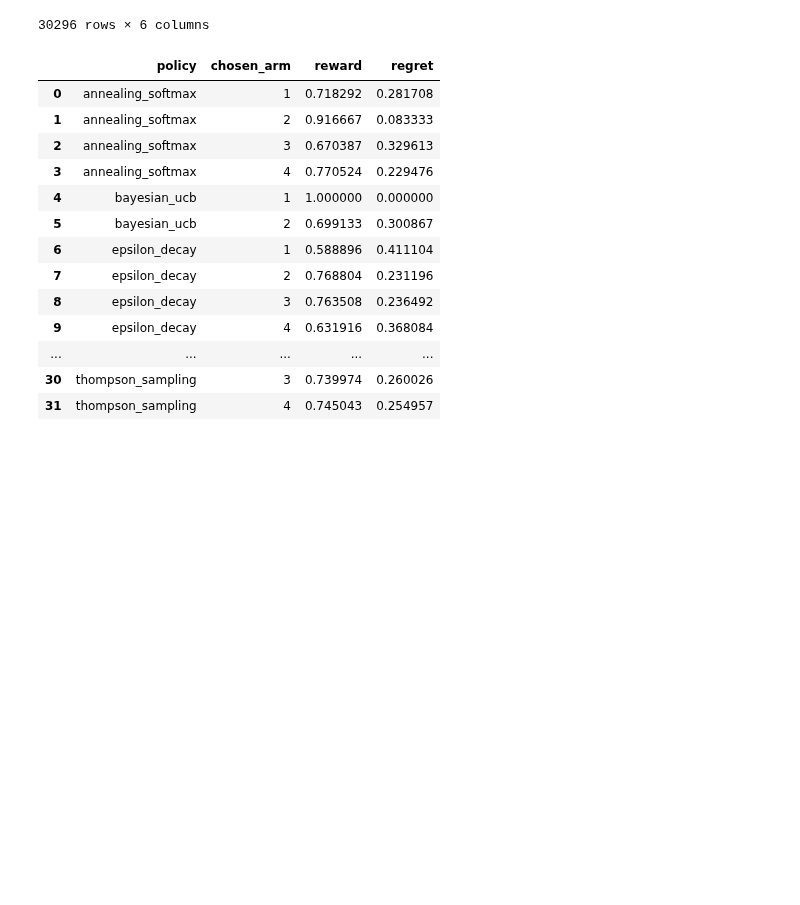
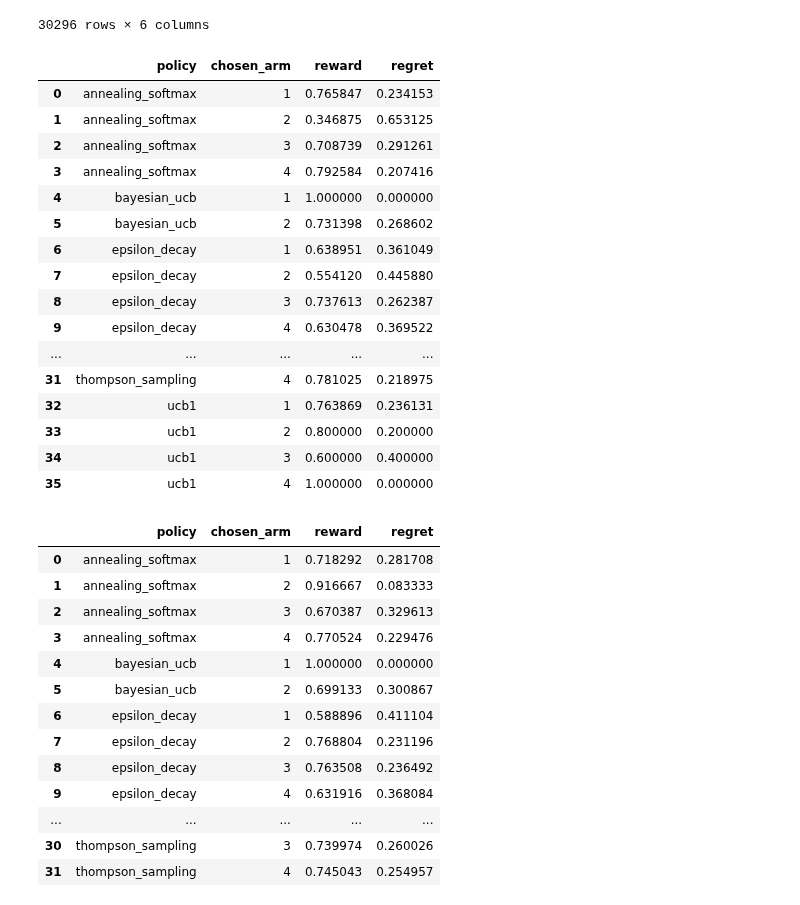
Before and after one commit to ruthkangyr/Clinical-Trials-MAB-Algorithms, a Jupyter notebook: Algorithm/Bootstrap Evaluation Replay.ipynb, the cells around one changed output. Drawn from its saved outputs; the diff is of its cells as text; code cells hidden in the pictures; blank space fills up the shorter version.

```diff
--- a/Algorithm/Bootstrap Evaluation Replay.ipynb
+++ b/Algorithm/Bootstrap Evaluation Replay.ipynb
@@ -420,6 +420,31 @@ evaluation_ber_treatment_F = evaluation_ber_treatment[evaluation_ber_treatment['
 evaluation_ber_treatment_M = evaluation_ber_treatment[evaluation_ber_treatment['sex'] == 'M']
 evaluation_ber_treatment_Y = evaluation_ber_treatment[evaluation_ber_treatment['age'] == 'YOUNG']
 evaluation_ber_treatment_O = evaluation_ber_treatment[evaluation_ber_treatment['age'] == 'OLD']
+# %%
+evaluation_ber_best_treatment = evaluation_ber_treatment.groupby(['policy', 'sample', 'chosen_arm'], as_index = False).aggregate({"reward":"mean",
+                                                                                                                                    "regret":"mean"})
+# %%
+evaluation_ber_best_treatment = evaluation_ber_best_treatment.groupby(['policy','chosen_arm'], as_index = False).aggregate({"reward":"mean",
+                                                                                                                            "regret":"mean"})
+evaluation_ber_best_treatment
+# %% [output]
+|  | policy | chosen_arm | reward | regret |
+| 0 | annealing_softmax | 1 | 0.765847 | 0.234153 |
+| 1 | annealing_softmax | 2 | 0.346875 | 0.653125 |
+| 2 | annealing_softmax | 3 | 0.708739 | 0.291261 |
+| 3 | annealing_softmax | 4 | 0.792584 | 0.207416 |
+| 4 | bayesian_ucb | 1 | 1.000000 | 0.000000 |
+| 5 | bayesian_ucb | 2 | 0.731398 | 0.268602 |
+| 6 | epsilon_decay | 1 | 0.638951 | 0.361049 |
+| 7 | epsilon_decay | 2 | 0.554120 | 0.445880 |
+| 8 | epsilon_decay | 3 | 0.737613 | 0.262387 |
+| 9 | epsilon_decay | 4 | 0.630478 | 0.369522 |
+| ... | ... | ... | ... | ... |
+| 31 | thompson_sampling | 4 | 0.781025 | 0.218975 |
+| 32 | ucb1 | 1 | 0.763869 | 0.236131 |
+| 33 | ucb1 | 2 | 0.800000 | 0.200000 |
+| 34 | ucb1 | 3 | 0.600000 | 0.400000 |
+| 35 | ucb1 | 4 | 1.000000 | 0.000000 |
 # %%
 evaluation_ber_groupedtreatment_F = evaluation_ber_treatment_F.groupby(['policy', 'sample', 'chosen_arm'], as_index = False).aggregate({"reward":"mean",
                                                                                                                                         "regret":"mean"})
```
Also changed, not shown: parts of 8 cells of this notebook, 1 other file.
